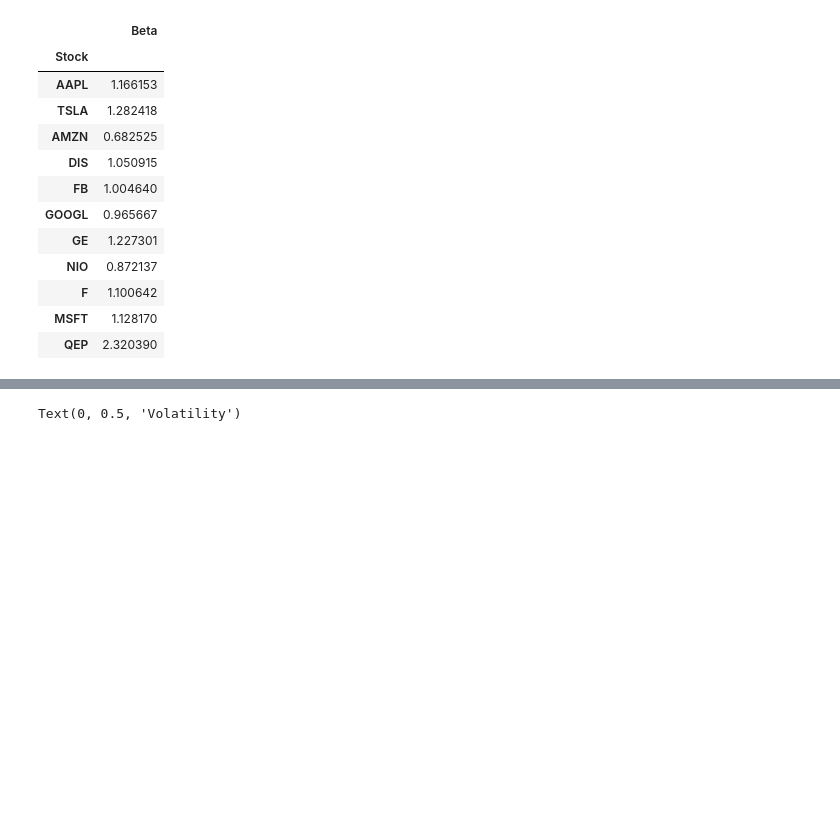
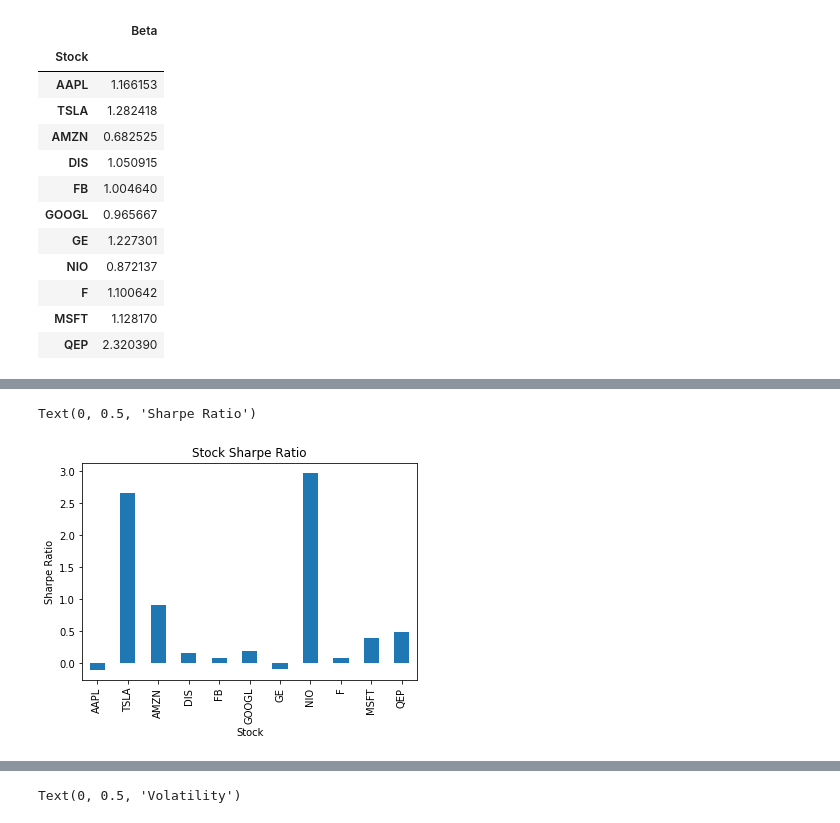
Before and after one commit to jtmcginley123/project-two, a Jupyter notebook: Jorge/sharpe_ratio.ipynb, the cells around one changed output, grey strips where cells are left out. Saved outputs shown, nothing was run; the diff lists cells and outputs as text; code cells hidden in the pictures; blank space fills up the shorter version.

```diff
--- a/Jorge/sharpe_ratio.ipynb
+++ b/Jorge/sharpe_ratio.ipynb
@@ -354 +352,13 @@ df_appl
 260 rows × 4 columns
+# %%
+df_tsla = get_data("TSLA")
+df_tsla = get_columns(df_tsla)
+df_tsla = calc_daily_returns(df_tsla)
+
+df_tsla_1 = df_tsla.loc[:"20200828"]
+df_tsla_1["close"] = (df_tsla_1["close"]/5)
+
+df_tsla_2 = df_tsla.loc["20200829":]
+
+df_tsla = pd.concat([df_tsla_1, df_tsla_2])
+df_tsla
@@ -406,3 +424,5 @@ df_f = calc_daily_returns(df_f)
 df_dis = get_data("DIS")
 df_dis = get_columns(df_dis)
 df_dis = calc_daily_returns(df_dis)
+# %%
+close_df = pd.concat([df_spy.close, df_aapl.close, df_tsla.close, df_amzn.close, df_dis.close, df_fb.close, df_googl.close, df_ge.close, df_nio.close, df_f.close, df_msft.close, df_qep.close], axis =1)
@@ -408,0 +445,3 @@ df_dis = calc_daily_returns(df_dis)
+# %%
+close_df.columns = ["SPY", "AAPL", "TSLA", "AMZN", "DIS", "FB", "GOOGL", "GE", "NIO", "F", "MSFT", "QEP"]
+close_df
@@ -409,3 +462,23 @@ df_dis = calc_daily_returns(df_dis)
+# %%
+daily_returns_sharpe = close_df.pct_change().dropna()
+# %%
+def sharpe_ratio(return_series, N, rf):
+    mean = return_series.mean() * N -rf
+    sigma = return_series.std() * np.sqrt(N)
+    return mean / sigma
+
+N = 252 #252 trading days in a year
+rf = spy500_return #1% risk free rate
+sharpe_ratio = daily_returns_sharpe.apply(sharpe_ratio, args=(N,rf,),axis=0)
+
+sharpe_ratio_graph = sharpe_ratio.drop("SPY")
+sharpe_ratio_graph.plot.bar()
+plt.title("Stock Sharpe Ratio")
+plt.xlabel("Stock")
+plt.ylabel("Sharpe Ratio")
+# %% [output]
+Text(0, 0.5, 'Sharpe Ratio')
+[figure, added]
 # %%
 def volatility(dataframe):
     dataframe1 = dataframe["volatility"].tail(1)
```
Also changed, not shown: parts of 13 cells of this notebook.
